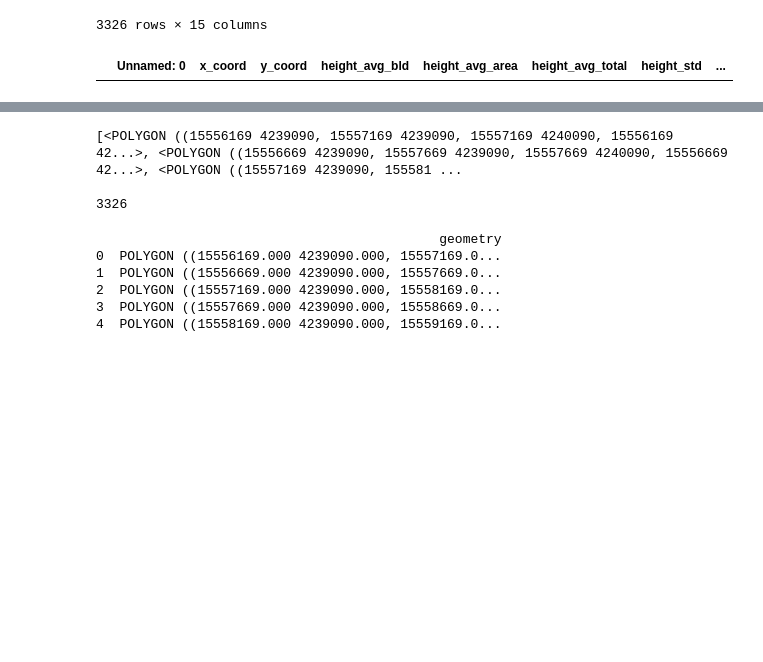
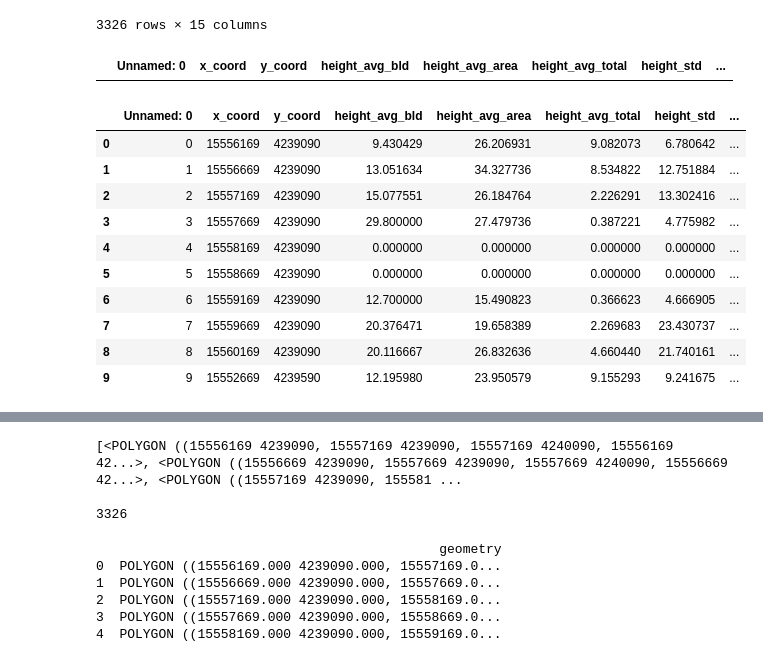
Before and after one commit to LQCHAN022/UMP-estimation, a Jupyter notebook: sentinel_plateau.ipynb, the cells around one changed output, grey strips where cells are left out. Cells and saved outputs as stored; diff of their text form; code cells hidden in the pictures; blank space fills up the shorter version.

```diff
--- a/sentinel_plateau.ipynb
+++ b/sentinel_plateau.ipynb
@@ -1642,3 +1651,17 @@ labels_df
 labels_df[labels_df.duplicated(subset=['x_coord','y_coord'], keep=False)]
 # %% [output]
 |  | Unnamed: 0 | x_coord | y_coord | height_avg_bld | height_avg_area | height_avg_total | height_std | ... |
+# %%
+labels_df.iloc[:10]
+# %% [output]
+|  | Unnamed: 0 | x_coord | y_coord | height_avg_bld | height_avg_area | height_avg_total | height_std | ... |
+| 0 | 0 | 15556169 | 4239090 | 9.430429 | 26.206931 | 9.082073 | 6.780642 | ... |
+| 1 | 1 | 15556669 | 4239090 | 13.051634 | 34.327736 | 8.534822 | 12.751884 | ... |
+| 2 | 2 | 15557169 | 4239090 | 15.077551 | 26.184764 | 2.226291 | 13.302416 | ... |
+| 3 | 3 | 15557669 | 4239090 | 29.800000 | 27.479736 | 0.387221 | 4.775982 | ... |
+| 4 | 4 | 15558169 | 4239090 | 0.000000 | 0.000000 | 0.000000 | 0.000000 | ... |
+| 5 | 5 | 15558669 | 4239090 | 0.000000 | 0.000000 | 0.000000 | 0.000000 | ... |
+| 6 | 6 | 15559169 | 4239090 | 12.700000 | 15.490823 | 0.366623 | 4.666905 | ... |
+| 7 | 7 | 15559669 | 4239090 | 20.376471 | 19.658389 | 2.269683 | 23.430737 | ... |
+| 8 | 8 | 15560169 | 4239090 | 20.116667 | 26.832636 | 4.660440 | 21.740161 | ... |
+| 9 | 9 | 15552669 | 4239590 | 12.195980 | 23.950579 | 9.155293 | 9.241675 | ... |
```
Also changed, not shown: parts of 30 cells of this notebook.
